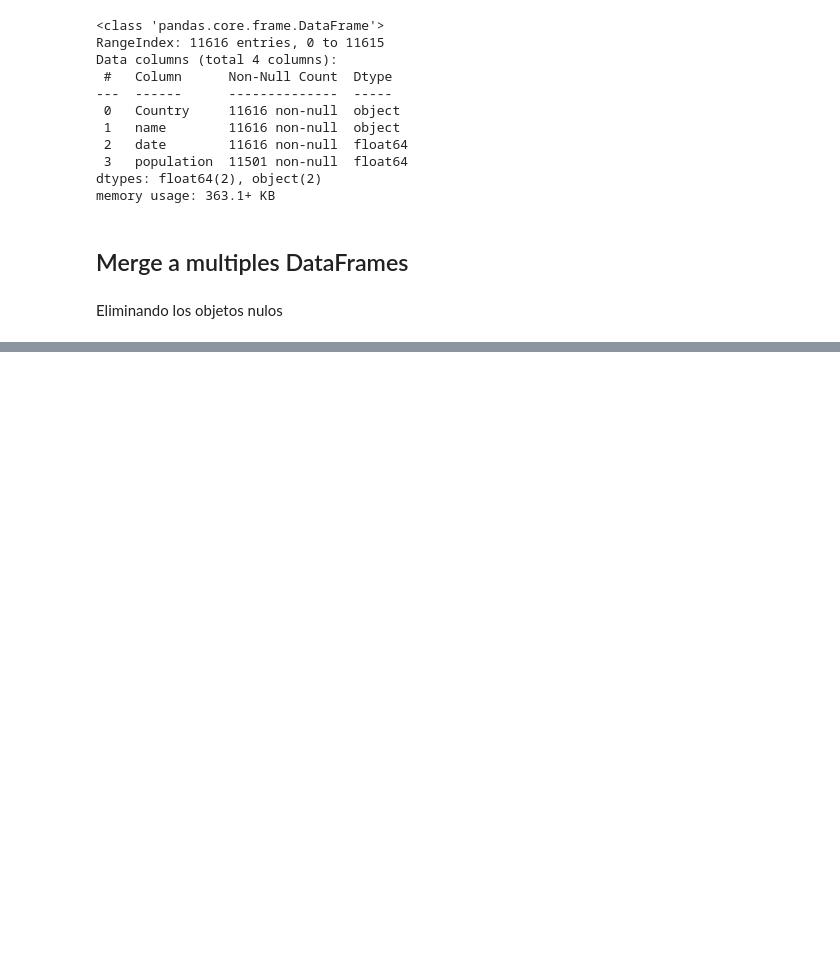
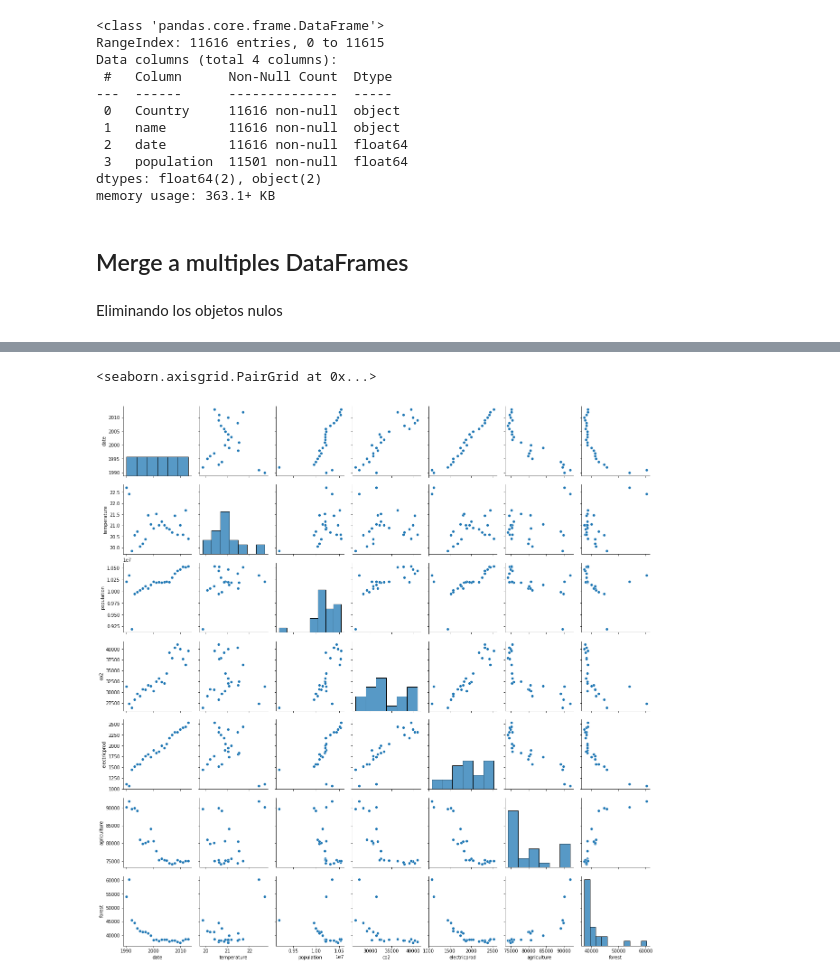
Before and after one commit to OscarABazanez/Manipulacion-y-Analisis-de-Datos-con-Pandas, a Jupyter notebook: rutina-tipica0manejo-de-datos.ipynb, the cells around one changed output, grey strips where cells are left out. Drawn from its saved outputs; the diff is of its cells as text; code cells hidden in the pictures; blank space fills up the shorter version.

```diff
--- a/rutina-tipica0manejo-de-datos.ipynb
+++ b/rutina-tipica0manejo-de-datos.ipynb
@@ -396,0 +479,5 @@ df_merge.dropna()
+# %%
+sns.pairplot(def_med.reset_index())
+# %% [output]
+<seaborn.axisgrid.PairGrid at 0x...>
+[figure, added]
```
Also changed, not shown: parts of 24 cells of this notebook.
